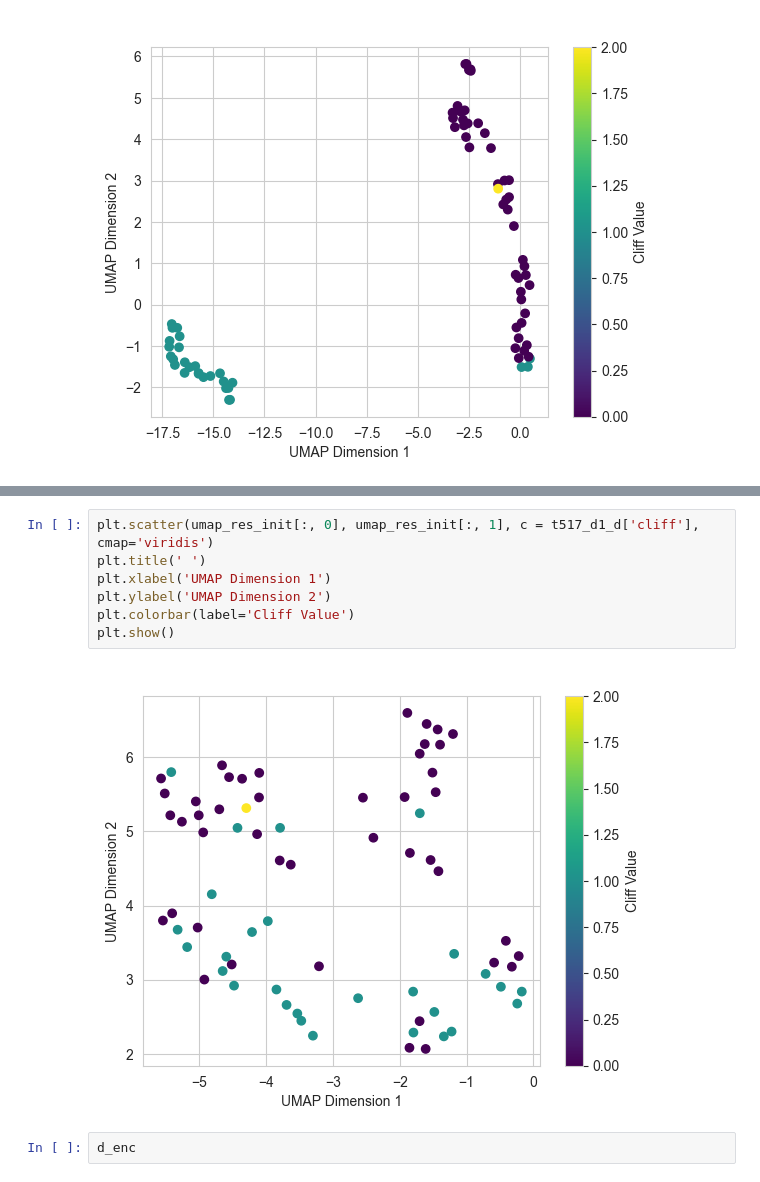
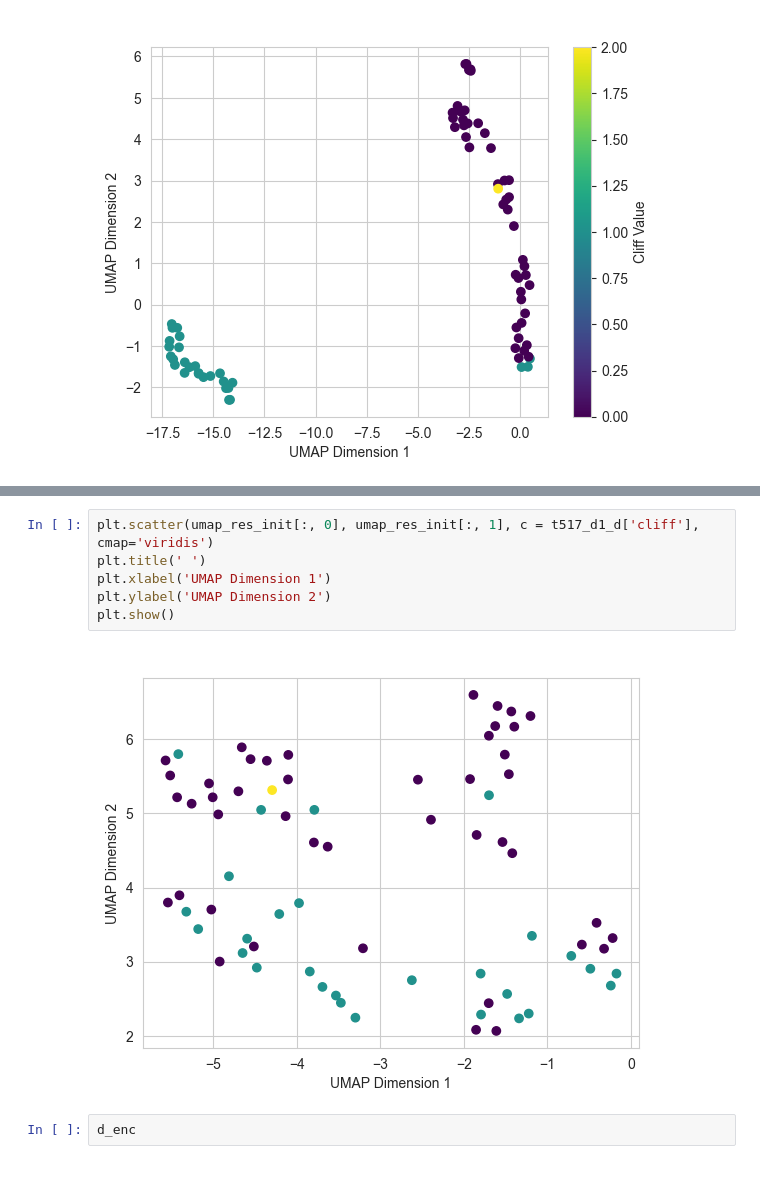
Before and after one commit to reginaib/AC-DTI, a Jupyter notebook: scripts/visualisation_bdb.ipynb, the cells around one changed output, grey strips where cells are left out. Saved outputs shown, nothing was run; the diff lists cells and outputs as text.

```diff
--- a/scripts/visualisation_bdb.ipynb
+++ b/scripts/visualisation_bdb.ipynb
@@ -203,12 +242,11 @@ umap_res_init = u_init.fit_transform(features)
 # %%
 plt.scatter(umap_res_init[:, 0], umap_res_init[:, 1], c = t517_d1_d['cliff'], cmap='viridis')
 plt.title(' ')
 plt.xlabel('UMAP Dimension 1')
 plt.ylabel('UMAP Dimension 2')
-plt.colorbar(label='Cliff Value')
 plt.show()
 # %% [output]
-[figure, old version]
+[figure, new version]
 # %%
 d_enc
 # %% [output]
```
Also changed, not shown: parts of 25 cells of this notebook, 1 other file.
